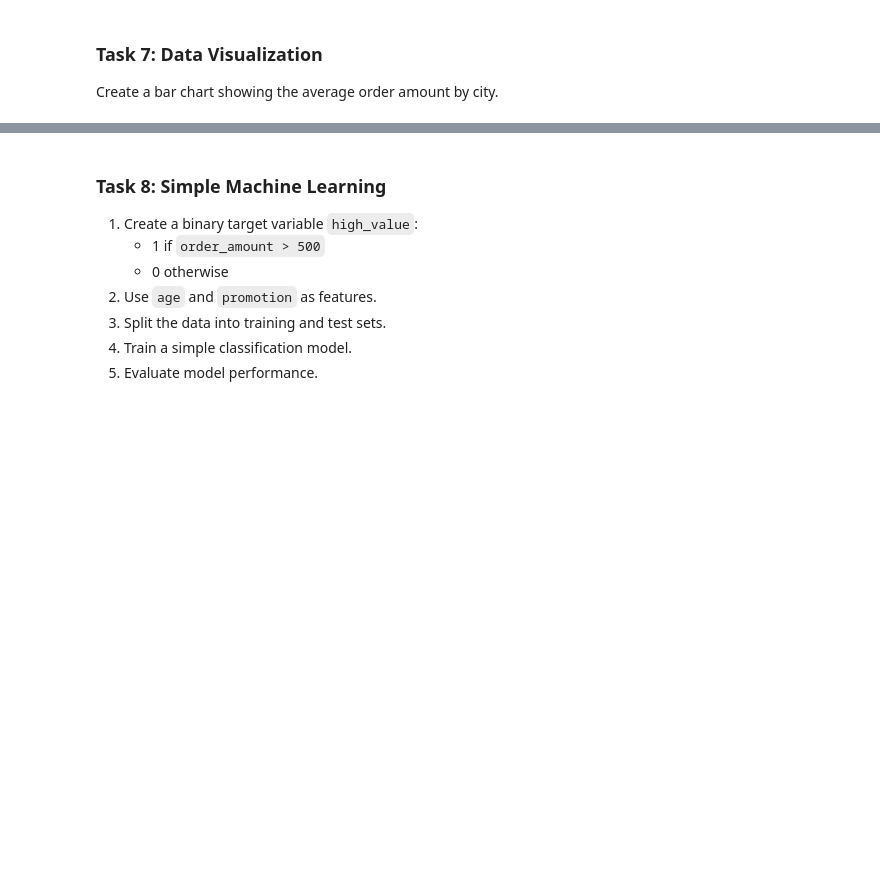
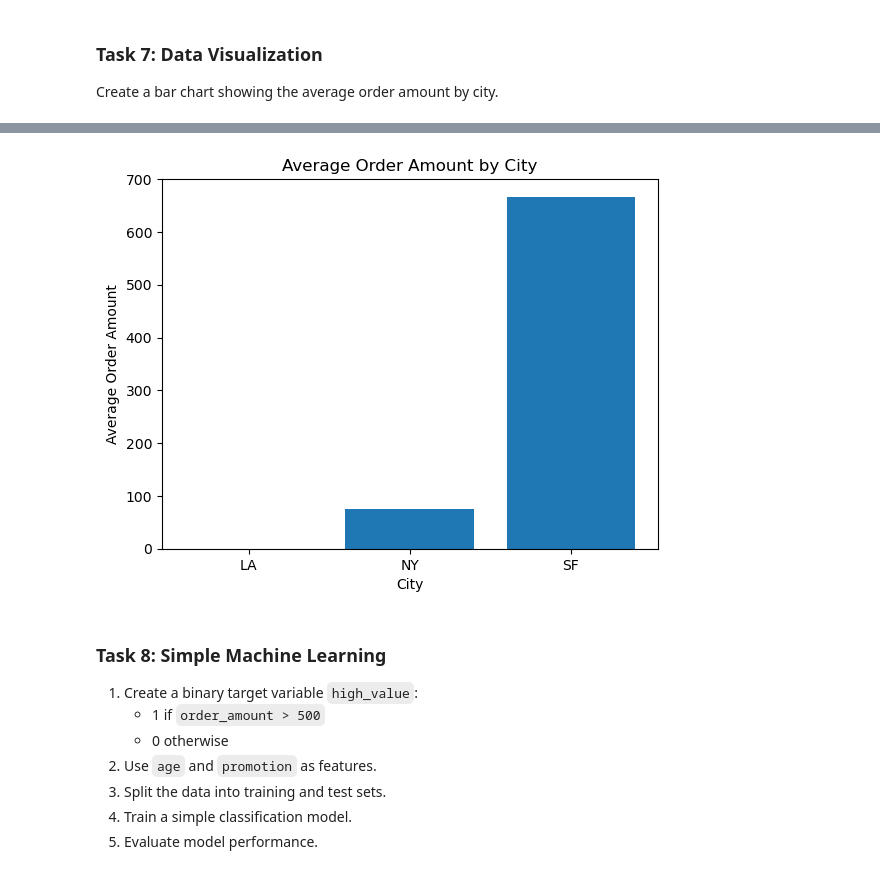
Before and after one commit to jianingni/pandas_exercises, a Jupyter notebook: Mock_01.ipynb, the cells around one changed output, grey strips where cells are left out. Drawn from its saved outputs; the diff is of its cells as text; code cells hidden in the pictures; blank space fills up the shorter version.

```diff
--- a/Mock_01.ipynb
+++ b/Mock_01.ipynb
@@ -70,3 +193,14 @@ Create a bar chart showing the average order amount by city.
+# %%
+# matplotlib
+# plt.bar(x, height)
+
+plt.bar(avg_amount.index, avg_amount.values)
+plt.title("Average Order Amount by City")
+plt.xlabel("City")
+plt.ylabel("Average Order Amount")
+plt.show()
+# %% [output]
+[figure, added]
 # %% [markdown]
 ### Task 8: Simple Machine Learning
 
```
Also changed, not shown: parts of 12 cells of this notebook, 1 other file.
